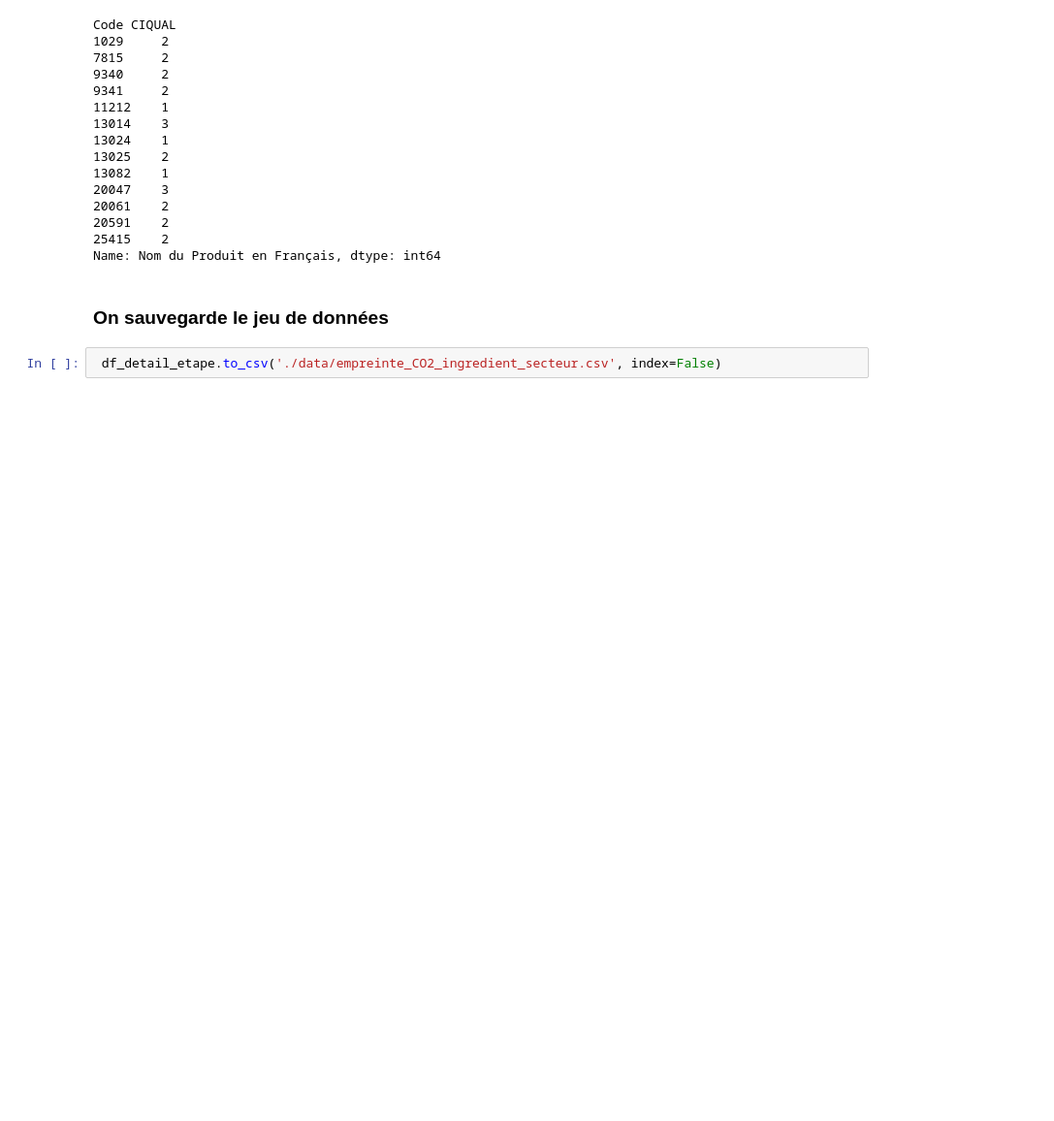
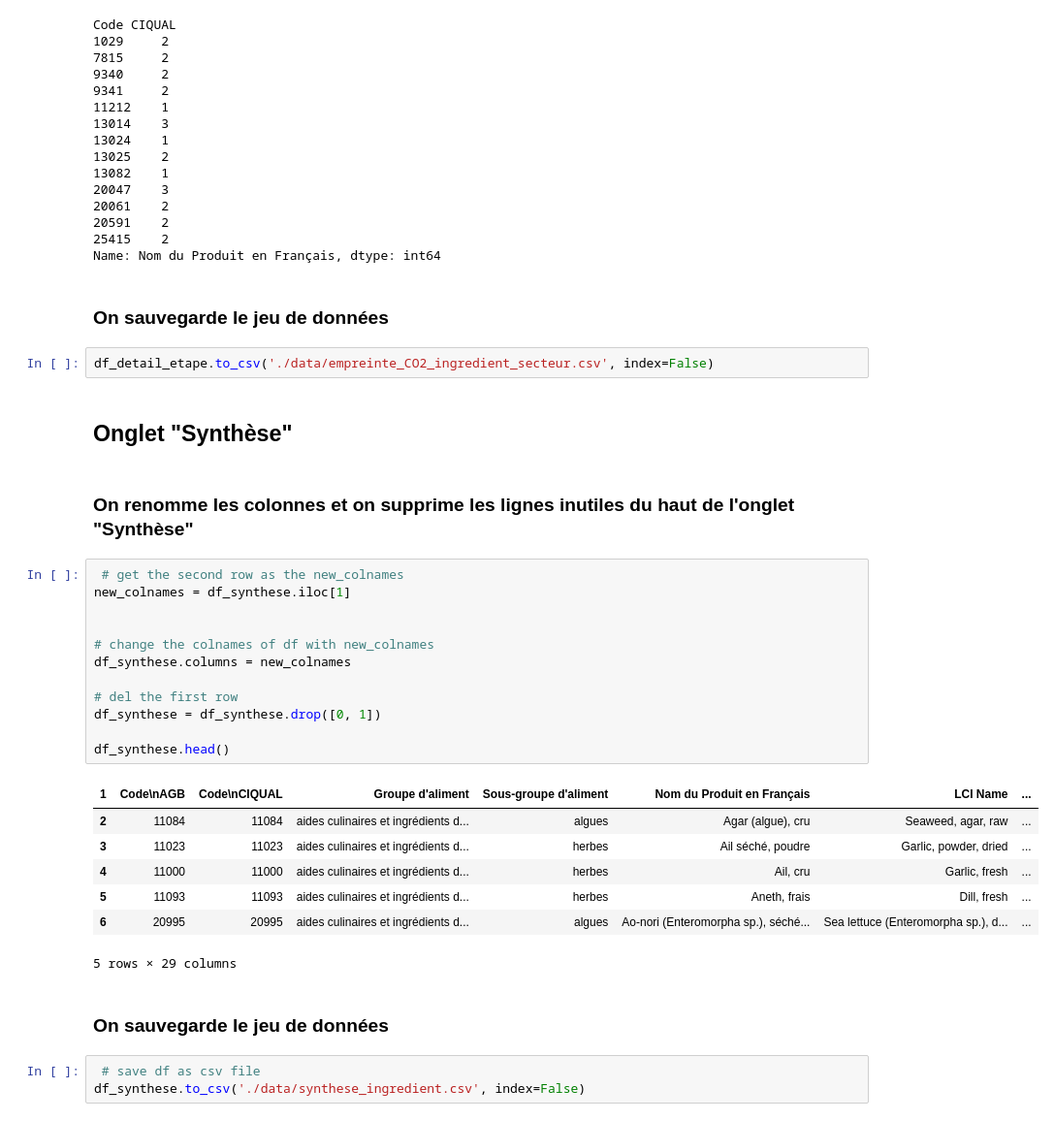
Before and after one commit to Skywidz/projet_recette, a Jupyter notebook: nettoyage_data.ipynb, the cells around one changed output. Shown at 97% size. Saved outputs shown, nothing was run; the diff lists cells and outputs as text; blank space fills up the shorter version.

Commit message:
Nettoyage data Projet agro

```diff
--- a/nettoyage_data.ipynb
+++ b/nettoyage_data.ipynb
@@ -182,4 +184,33 @@ Name: Nom du Produit en Français, dtype: int64
 # %% [markdown]
 ### On sauvegarde le jeu de données
 # %%
- df_detail_etape.to_csv('./data/empreinte_CO2_ingredient_secteur.csv', index=False)
+df_detail_etape.to_csv('./data/empreinte_CO2_ingredient_secteur.csv', index=False)
+# %% [markdown]
+## Onglet "Synthèse"
+# %% [markdown]
+### On renomme les colonnes et on supprime les lignes inutiles du haut de l'onglet "Synthèse"
+# %%
+ # get the second row as the new_colnames
+new_colnames = df_synthese.iloc[1]
+
+
+# change the colnames of df with new_colnames
+df_synthese.columns = new_colnames
+
+# del the first row
+df_synthese = df_synthese.drop([0, 1])
+
+df_synthese.head()
+# %% [output]
+| 1 | Code\nAGB | Code\nCIQUAL | Groupe d'aliment | Sous-groupe d'aliment | Nom du Produit en Français | LCI Name | ... |
+| 2 | 11084 | 11084 | aides culinaires et ingrédients d... | algues | Agar (algue), cru | Seaweed, agar, raw | ... |
+| 3 | 11023 | 11023 | aides culinaires et ingrédients d... | herbes | Ail séché, poudre | Garlic, powder, dried | ... |
+| 4 | 11000 | 11000 | aides culinaires et ingrédients d... | herbes | Ail, cru | Garlic, fresh | ... |
+| 5 | 11093 | 11093 | aides culinaires et ingrédients d... | herbes | Aneth, frais | Dill, fresh | ... |
+| 6 | 20995 | 20995 | aides culinaires et ingrédients d... | algues | Ao-nori (Enteromorpha sp.), séché... | Sea lettuce (Enteromorpha sp.), d... | ... |
+5 rows × 29 columns
+# %% [markdown]
+### On sauvegarde le jeu de données
+# %%
+ # save df as csv file
+df_synthese.to_csv('./data/synthese_ingredient.csv', index=False)
```
Also changed, not shown: parts of 1 cell of this notebook.
